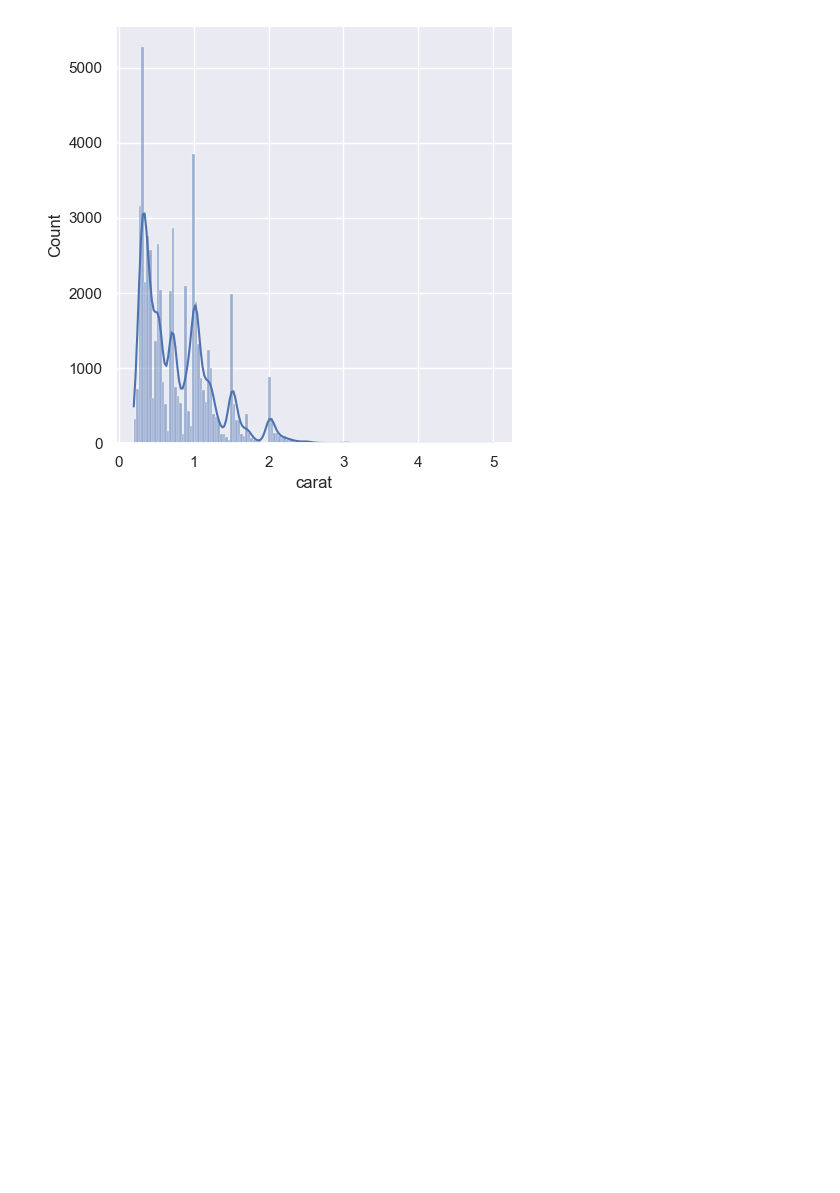
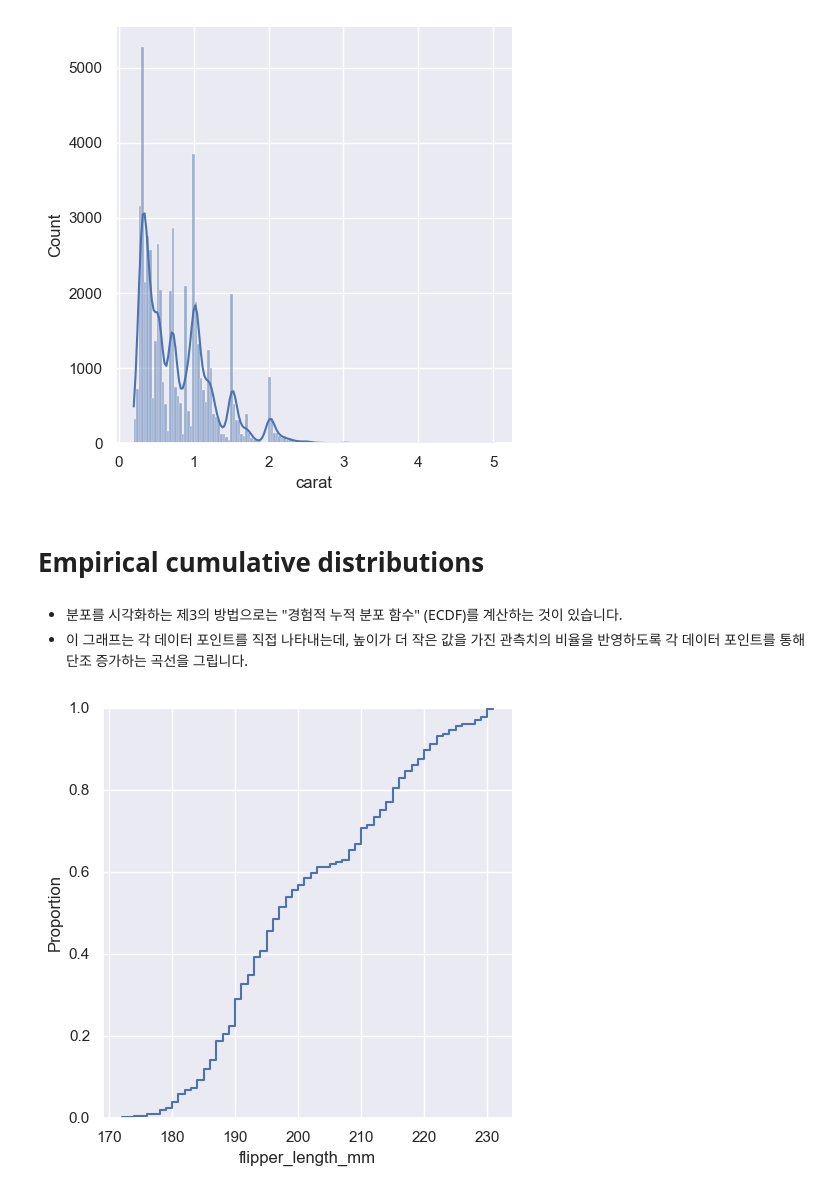
Before and after one commit to kinghy00/Seaborn-Tutorial, a Jupyter notebook: Visualizing_distributions_of_data.ipynb, the cells around one changed output. Drawn from its saved outputs; the diff is of its cells as text; code cells hidden in the pictures; blank space fills up the shorter version.

```diff
--- a/Visualizing_distributions_of_data.ipynb
+++ b/Visualizing_distributions_of_data.ipynb
@@ -261,3 +261,14 @@ sns.displot(diamonds, x="carat");
 sns.displot(diamonds, x="carat", kde=True);
 # %% [output]
 [figure]
+# %% [markdown]
+# Empirical cumulative distributions
+# %% [markdown]
+- 분포를 시각화하는 제3의 방법으로는 <span class="mark">"경험적 누적 분포 함수" (ECDF)</span>를 계산하는 것이 있습니다.
+- 이 그래프는 각 데이터 포인트를 직접 나타내는데, 높이가 더 작은 값을 가진 관측치의 비율을 반영하도록 각 데이터 포인트를 통해 단조 증가하는 곡선을 그립니다.
+# %%
+# kind="ecdf" O
+
+sns.displot(penguins, x="flipper_length_mm", kind="ecdf");
+# %% [output]
+[figure, added]
```
Also changed, not shown: parts of 4 cells of this notebook.
